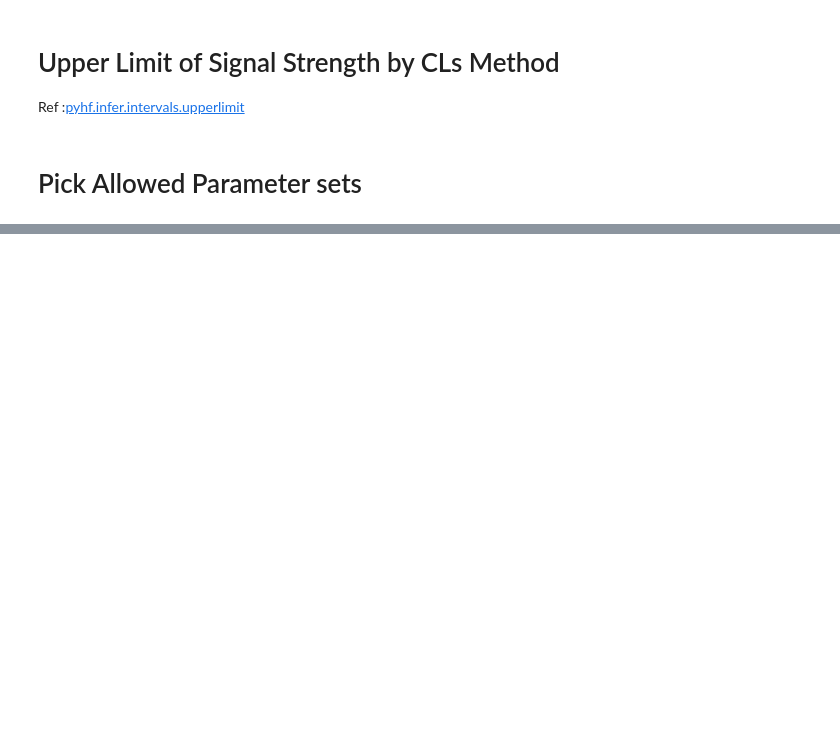
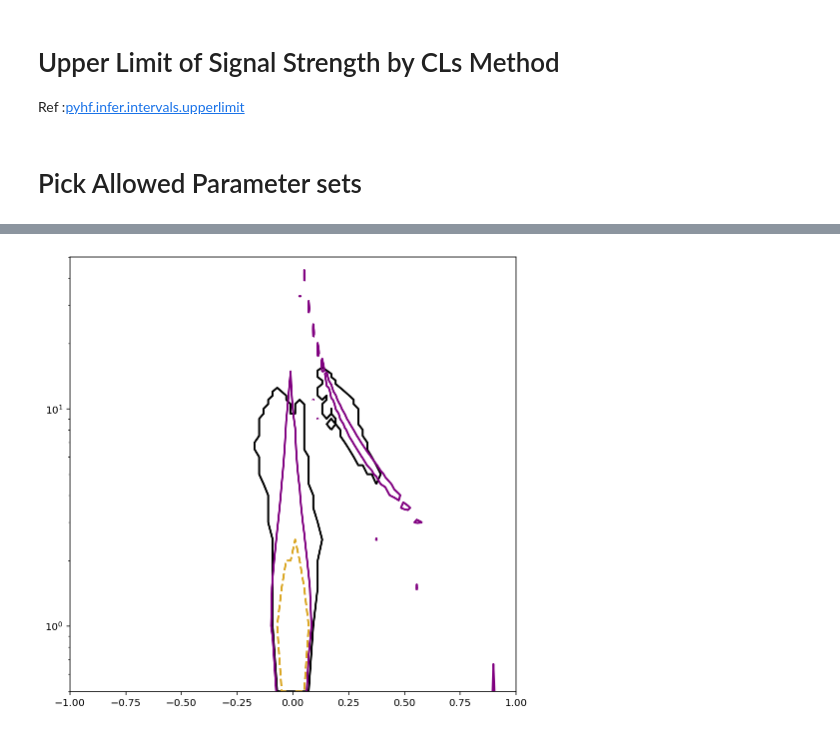
Before and after one commit to alan200276/THDM_with_ML, a Jupyter notebook: Parameter_Scanning/Constraint_dev.ipynb, the cells around one changed output, grey strips where cells are left out. Saved outputs shown, nothing was run; the diff lists cells and outputs as text; code cells hidden in the pictures; blank space fills up the shorter version.

```diff
--- a/Parameter_Scanning/Constraint_dev.ipynb
+++ b/Parameter_Scanning/Constraint_dev.ipynb
@@ -845,28 +852,42 @@ Wall time: 5.2 ms
 # %%
-# fig, ax = plt.subplots(1,1, figsize=(8,8))
+fig, ax = plt.subplots(1,1, figsize=(8,8))
 
-# # CS_2_sigma_HB_full = plt.contour(cba[:,range_i:range_e], yaxis[:,range_i:range_e], current_bounds_HB_full[:,range_i:range_e],
-# #                             colors='black',
-# #                             linestyles="-",
-# #                             linewidths=2,
-# #                             levels=[0,1],
-# #                             corner_mask = 0
-# #                             )
+range_i, range_e = 0, 100
 
-# # Ref:https://www.statology.org/chi-square-distribution-table/
-# # DOF:105
-# # chi^2 value should be smaller than 129.918 when p-value > 0.05
-# CS_2_sigma_HS_full = plt.contour(cba[:,range_i:range_e], yaxis[:,range_i:range_e], current_bounds_HS_total[:,range_i:range_e],
-#                             colors='black',
-#                             linestyles="-",
-#                             linewidths=2,
-#                             levels=[0, 129.918],
-#                             corner_mask = 0
-#                             )
+CS_2_sigma_HB_full = plt.contour(cba[:,range_i:range_e], yaxis[:,range_i:range_e], current_bounds_HB_full[:,range_i:range_e],
+                            colors='black',
+                            linestyles="-",
+                            linewidths=2,
+                            levels=[0,1],
+                            corner_mask = 0
+                            )
 
+# Ref:https://www.statology.org/chi-square-distribution-table/
+# DOF:105
+# chi^2 value should be smaller than 129.918 when p-value > 0.05
+CS_2_sigma_HS_full = plt.contour(cba[:,range_i:range_e], yaxis[:,range_i:range_e], current_bounds_HS_total[:,range_i:range_e],
+                            colors='purple',
+                            linestyles="-",
+                            linewidths=2,
+                            levels=[0, 129.918],
+                            corner_mask = 0
+                            )
 
+current_bounds_theory = (current_bounds_tree_level + current_bounds_perturbativity + current_bounds_stability)/3
+current_bounds_theory = np.where(current_bounds_theory == 1, current_bounds_theory, 0 )
+CS_2_sigma_theory = plt.contour(cba[:,range_i:range_e], yaxis[:,range_i:range_e], current_bounds_theory[:,range_i:range_e],
+                            colors='goldenrod',
+                            linestyles="--",
+                            linewidths=2,
+                            levels=[0, 1],
+                            corner_mask = 0
+                            )
 
-# plt.show()
+plt.yscale("log")
+
+plt.show()
+# %% [output]
+[figure, added]
 # %%
 %%time
 fig, ax = plt.subplots(1,1, figsize=(8,8))
```
Also changed, not shown: parts of 4 cells of this notebook.
